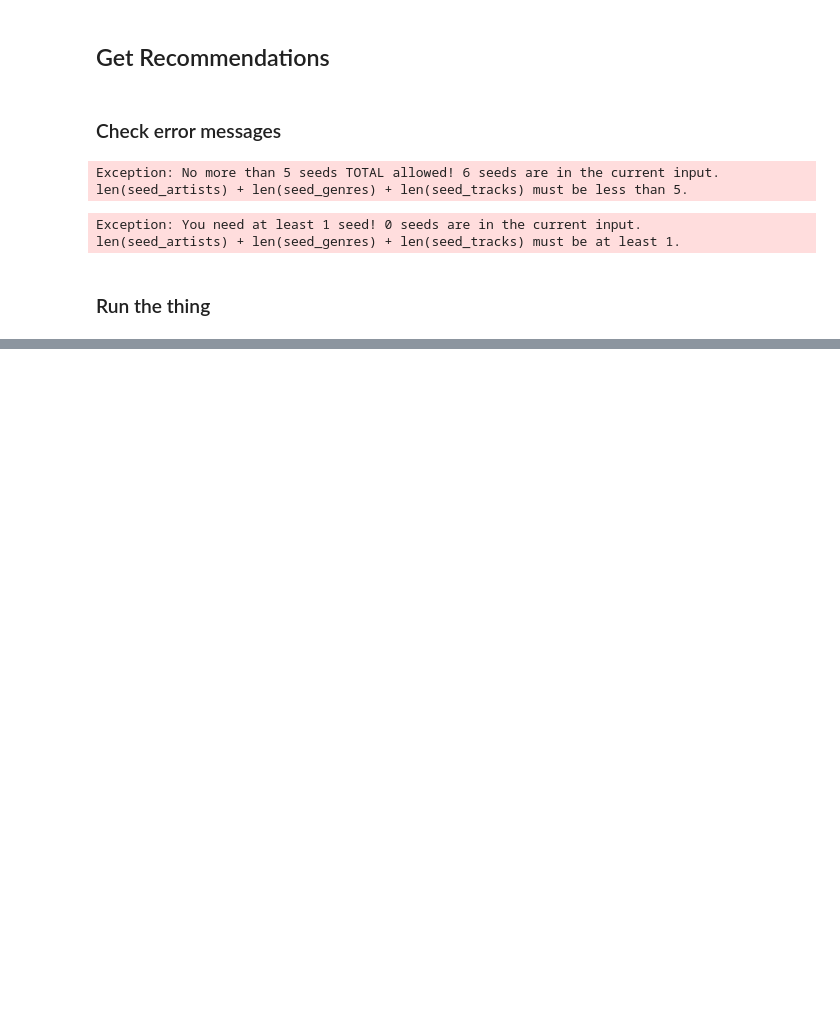
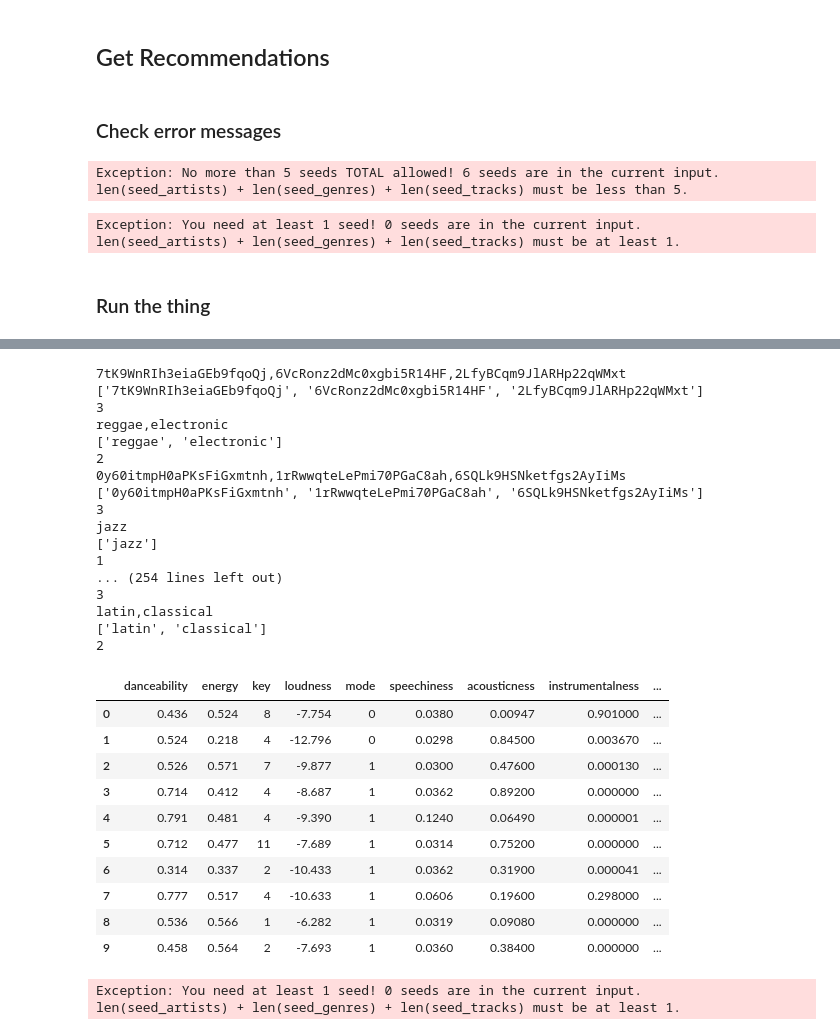
Before and after one commit to bocsardigergely/dss-group-assignment, a Jupyter notebook: API_Testing_Ground.ipynb, the cells around one changed output, grey strips where cells are left out. Cells and saved outputs as stored; diff of their text form; code cells hidden in the pictures; blank space fills up the shorter version.

Commit message:
Add getting features for songs and generating recommendation dfs with more info

```diff
--- a/API_Testing_Ground.ipynb
+++ b/API_Testing_Ground.ipynb
@@ -133,9 +130,9 @@ len(seed_artists) + len(seed_genres) + len(seed_tracks) must be at least 1.
 import pandas as pd
 from API import API
 api = API()
-test_user = pd.read_csv('API_test_user.csv')
-seed_tracks=list(test_user.iloc[:5]['item'])
-res = api.getRecommendations(seed_tracks=seed_tracks)
+# test_user = pd.read_csv('API_test_user.csv')
+# seed_tracks=list(test_user.iloc[:5]['item'])
+# res = api.getRecommendations(seed_tracks=seed_tracks)
 # %% [output]
 'FLASK_ENV' is deprecated and will not be used in Flask 2.3. Use 'FLASK_DEBUG' instead.
 'FLASK_ENV' is deprecated and will not be used in Flask 2.3. Use 'FLASK_DEBUG' instead.
@@ -168,0 +153,7 @@ res
+# %%
+def convertResponseToDf(res, user_id):
+    df = pd.DataFrame(res)
+    df['user_id'] = user_id
+    df.rename(columns={"id": "song_id"})
+    df['rank'] = range(1, len(df)+1) # make it nice by starting the rank at 1 instead of 0
+    return df
@@ -171,0 +190,47 @@ song_id, user_id, all features, rank_of_song_for_user
+# %%
+from tqdm import tqdm
+diverse_recs = []
+for index, row in tqdm(seeds_diverse.iterrows(), total= len(seeds_diverse)):
+    recs = api.getRecommendations(seed_tracks=row['track_seeds'], seed_genres=row['genre_seeds'])
+    diverse_recs.append(convertResponseToDf(recs, row['user_id']))
+diverse_recs[0]
+# %% [output]
+7tK9WnRIh3eiaGEb9fqoQj,6VcRonz2dMc0xgbi5R14HF,2LfyBCqm9JlARHp22qWMxt
+['7tK9WnRIh3eiaGEb9fqoQj', '6VcRonz2dMc0xgbi5R14HF', '2LfyBCqm9JlARHp22qWMxt']
+3
+reggae,electronic
+['reggae', 'electronic']
+2
+0y60itmpH0aPKsFiGxmtnh,1rRwwqteLePmi70PGaC8ah,6SQLk9HSNketfgs2AyIiMs
+['0y60itmpH0aPKsFiGxmtnh', '1rRwwqteLePmi70PGaC8ah', '6SQLk9HSNketfgs2AyIiMs']
+3
+jazz
+['jazz']
+1
+... (254 lines left out)
+3
+latin,classical
+['latin', 'classical']
+2
+|  | danceability | energy | key | loudness | mode | speechiness | acousticness | instrumentalness | ... |
+| 0 | 0.436 | 0.524 | 8 | -7.754 | 0 | 0.0380 | 0.00947 | 0.901000 | ... |
+| 1 | 0.524 | 0.218 | 4 | -12.796 | 0 | 0.0298 | 0.84500 | 0.003670 | ... |
+| 2 | 0.526 | 0.571 | 7 | -9.877 | 1 | 0.0300 | 0.47600 | 0.000130 | ... |
+| 3 | 0.714 | 0.412 | 4 | -8.687 | 1 | 0.0362 | 0.89200 | 0.000000 | ... |
+| 4 | 0.791 | 0.481 | 4 | -9.390 | 1 | 0.1240 | 0.06490 | 0.000001 | ... |
+| 5 | 0.712 | 0.477 | 11 | -7.689 | 1 | 0.0314 | 0.75200 | 0.000000 | ... |
+| 6 | 0.314 | 0.337 | 2 | -10.433 | 1 | 0.0362 | 0.31900 | 0.000041 | ... |
+| 7 | 0.777 | 0.517 | 4 | -10.633 | 1 | 0.0606 | 0.19600 | 0.298000 | ... |
+| 8 | 0.536 | 0.566 | 1 | -6.282 | 1 | 0.0319 | 0.09080 | 0.000000 | ... |
+| 9 | 0.458 | 0.564 | 2 | -7.693 | 1 | 0.0360 | 0.38400 | 0.000000 | ... |
+# %%
+# TODO handle 0 seeds
+from tqdm import tqdm
+non_diverse_recs = []
+for index, row in tqdm(seeds_non_diverse.iterrows(), total= len(seeds_non_diverse)):
+    recs = api.getRecommendations(seed_tracks=row['track_seeds'], seed_genres=row['genre_seeds'])
+    non_diverse_recs.append(convertResponseToDf(recs, row['user_id']))
+non_diverse_recs[0]
+# %% [output]
+Exception: You need at least 1 seed! 0 seeds are in the current input.
+len(seed_artists) + len(seed_genres) + len(seed_tracks) must be at least 1.
```
Also changed, not shown: parts of 10 cells of this notebook, 1 other file.
